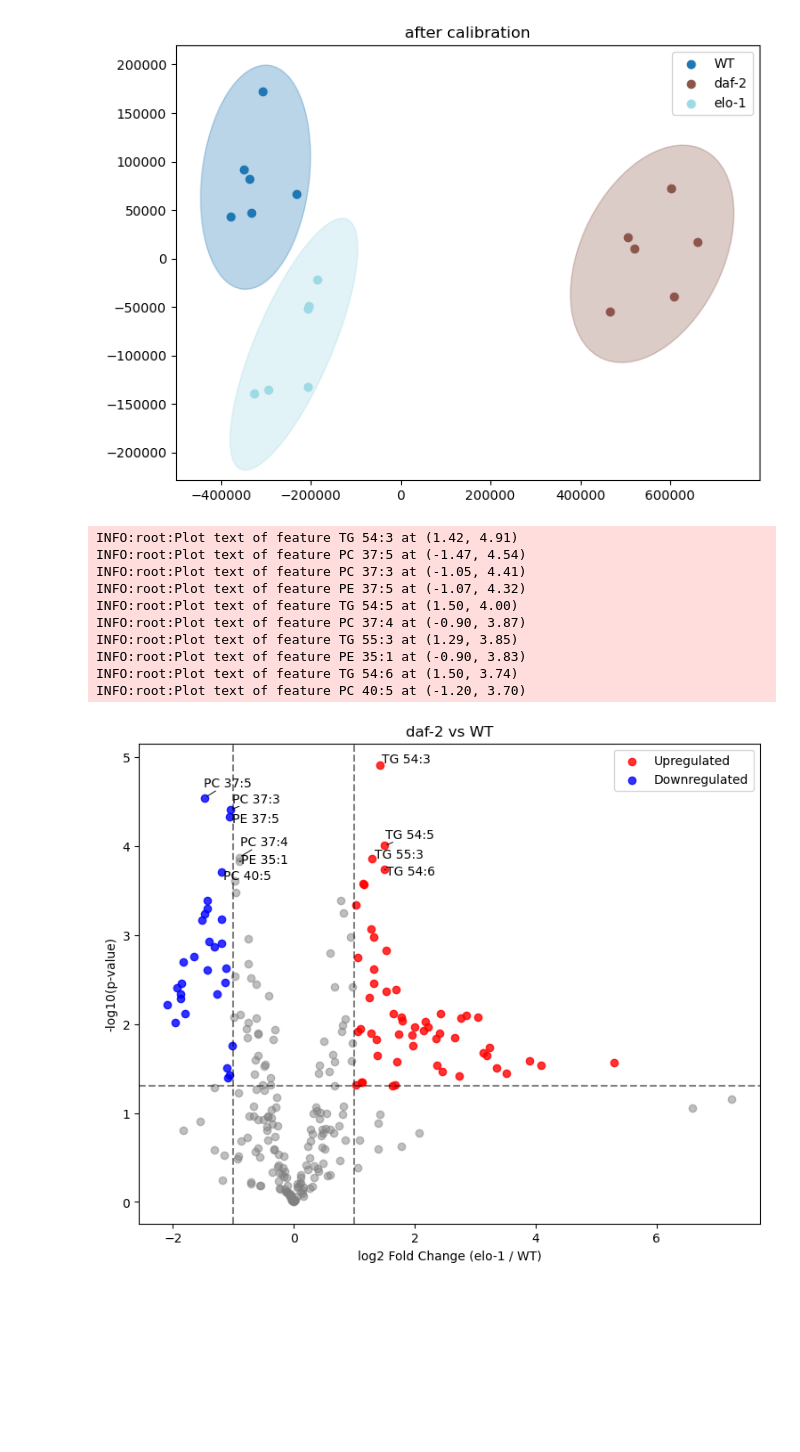
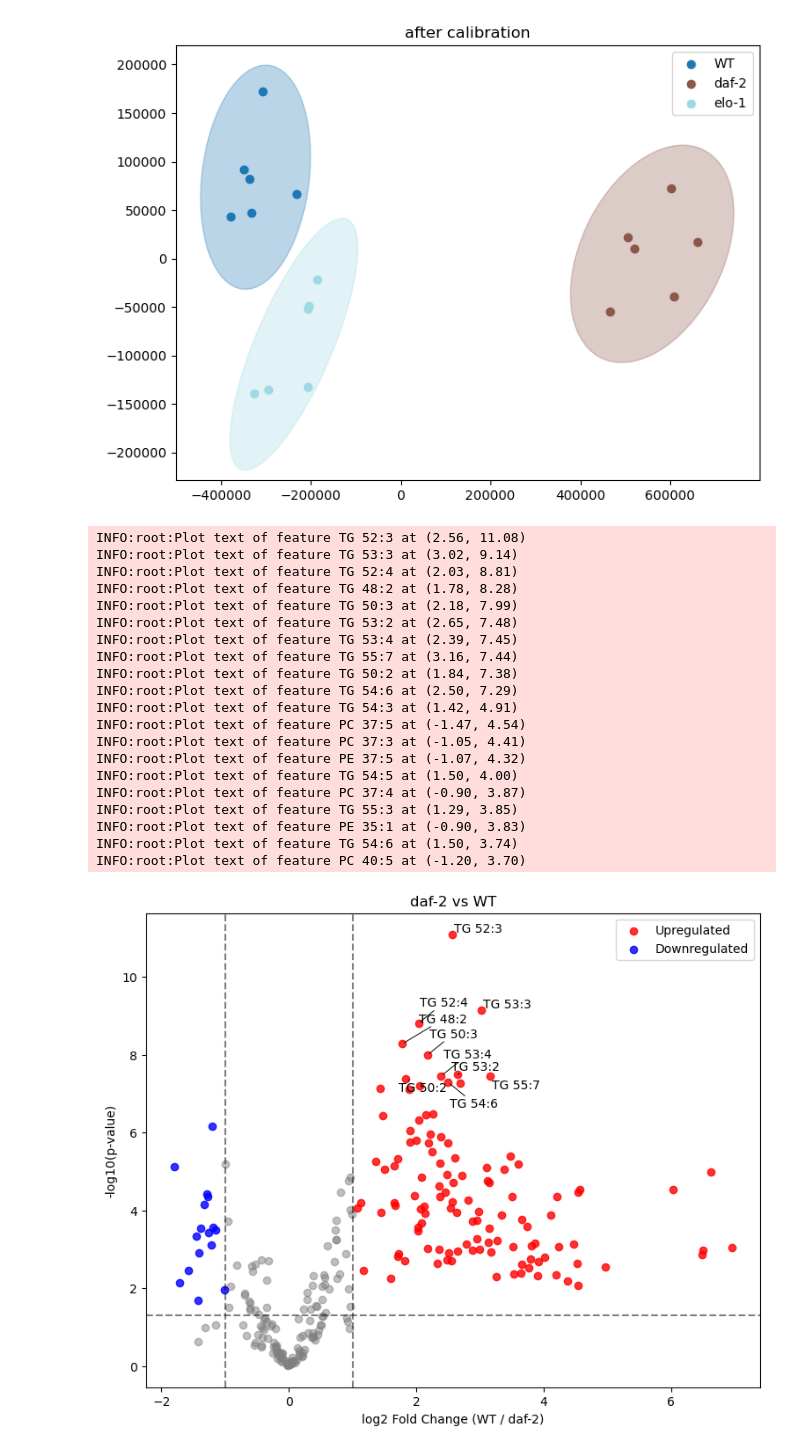
Before and after one commit to creeper349/scMM, a Jupyter notebook: wormmutants.ipynb, the cells around one changed output. Drawn from its saved outputs; the diff is of its cells as text; code cells hidden in the pictures; blank space fills up the shorter version.

```diff
--- a/wormmutants.ipynb
+++ b/wormmutants.ipynb
@@ -81,16 +81,27 @@ data.plot_pca(color_key = "label", draw_confidence_ellipse=True, save_path = "/h
 INFO:root:Using 14 out of 36 IS for calibration (CV < 0.35)
 [figure]
 # %%
-data.volcano_plot(label_key="label", labelx="WT", labely="elo-1", title="daf-2 vs WT", name_key = "identification", save_path="/home/zby/scMM/data/ethology_new/volcano_daf2_vs_WT.svg")
+data.volcano_plot(label_key="label", labelx="daf-2", labely="WT", title="daf-2 vs WT", name_key = "identification", save_path="/home/zby/scMM/data/ethology_new/volcano_daf2_vs_WT.svg")
+data.volcano_plot(label_key="label", labelx="elo-1", labely="WT", title="elo-1 vs WT", name_key = "identification", save_path="/home/zby/scMM/data/ethology_new/volcano_elo1_vs_WT.svg")
 # %% [output]
+INFO:root:Plot text of feature TG 52:3 at (2.56, 11.08)
+INFO:root:Plot text of feature TG 53:3 at (3.02, 9.14)
+INFO:root:Plot text of feature TG 52:4 at (2.03, 8.81)
+INFO:root:Plot text of feature TG 48:2 at (1.78, 8.28)
+INFO:root:Plot text of feature TG 50:3 at (2.18, 7.99)
+INFO:root:Plot text of feature TG 53:2 at (2.65, 7.48)
+INFO:root:Plot text of feature TG 53:4 at (2.39, 7.45)
+INFO:root:Plot text of feature TG 55:7 at (3.16, 7.44)
+INFO:root:Plot text of feature TG 50:2 at (1.84, 7.38)
+INFO:root:Plot text of feature TG 54:6 at (2.50, 7.29)
 INFO:root:Plot text of feature TG 54:3 at (1.42, 4.91)
 INFO:root:Plot text of feature PC 37:5 at (-1.47, 4.54)
 INFO:root:Plot text of feature PC 37:3 at (-1.05, 4.41)
 INFO:root:Plot text of feature PE 37:5 at (-1.07, 4.32)
 INFO:root:Plot text of feature TG 54:5 at (1.50, 4.00)
 INFO:root:Plot text of feature PC 37:4 at (-0.90, 3.87)
 INFO:root:Plot text of feature TG 55:3 at (1.29, 3.85)
 INFO:root:Plot text of feature PE 35:1 at (-0.90, 3.83)
 INFO:root:Plot text of feature TG 54:6 at (1.50, 3.74)
 INFO:root:Plot text of feature PC 40:5 at (-1.20, 3.70)
-[figure, old version]
+[figure, new version]
```
Also changed, not shown: parts of 6 cells of this notebook, 1 other file.
